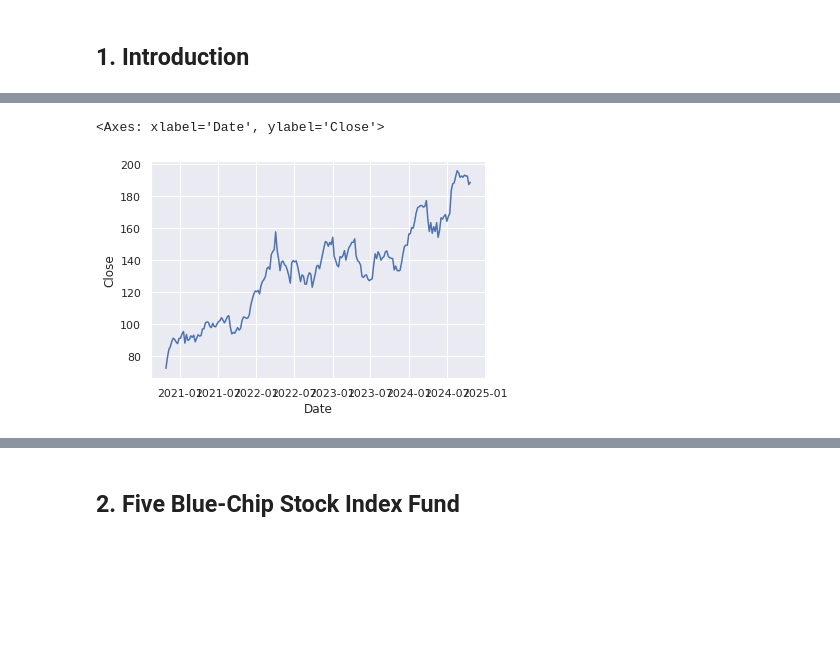
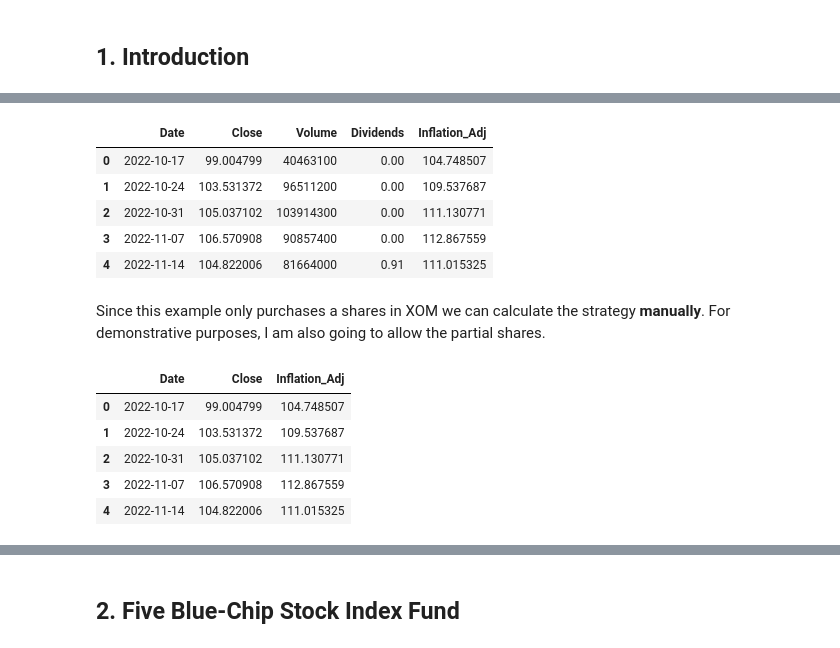
Before and after one commit to dtilley/quantitative_finance_toolkit, a Jupyter notebook: dollar_cost_averaging_with_adaptive_price_drop.ipynb, the cells around one changed output, grey strips where cells are left out. Saved outputs shown, nothing was run; the diff lists cells and outputs as text; code cells hidden in the pictures; blank space fills up the shorter version.

```diff
--- a/dollar_cost_averaging_with_adaptive_price_drop.ipynb
+++ b/dollar_cost_averaging_with_adaptive_price_drop.ipynb
@@ -76,5 +46,0 @@ sns.lineplot(x=sc.stocks['XOM'].price_history.Date, y=sc.stocks['XOM'].price_his
-# %%
-sns.lineplot(x=sc.stocks['ABBV'].price_history.Date, y=sc.stocks['ABBV'].price_history.Close)
-# %% [output]
-<Axes: xlabel='Date', ylabel='Close'>
-[figure, removed]
@@ -85,0 +47,11 @@ dca_xom['Cost'] = 500.0  # Amount to invest every 2 weeks
+# %%
+xom.price_history.head()
+# %% [output]
+|  | Date | Close | Volume | Dividends | Inflation_Adj |
+| 0 | 2022-10-17 | 99.004799 | 40463100 | 0.00 | 104.748507 |
+| 1 | 2022-10-24 | 103.531372 | 96511200 | 0.00 | 109.537687 |
+| 2 | 2022-10-31 | 105.037102 | 103914300 | 0.00 | 111.130771 |
+| 3 | 2022-11-07 | 106.570908 | 90857400 | 0.00 | 112.867559 |
+| 4 | 2022-11-14 | 104.822006 | 81664000 | 0.91 | 111.015325 |
+# %% [markdown]
+Since this example only purchases a shares in XOM we can calculate the strategy **manually**. For demonstrative purposes, I am also going to allow the partial shares.
@@ -85,0 +61,9 @@ dca_xom['Cost'] = 500.0  # Amount to invest every 2 weeks
+# %%
+xom.price_history.head()
+# %% [output]
+|  | Date | Close | Inflation_Adj |
+| 0 | 2022-10-17 | 99.004799 | 104.748507 |
+| 1 | 2022-10-24 | 103.531372 | 109.537687 |
+| 2 | 2022-10-31 | 105.037102 | 111.130771 |
+| 3 | 2022-11-07 | 106.570908 | 112.867559 |
+| 4 | 2022-11-14 | 104.822006 | 111.015325 |
```
Also changed, not shown: parts of 55 cells of this notebook, 2 other files.
